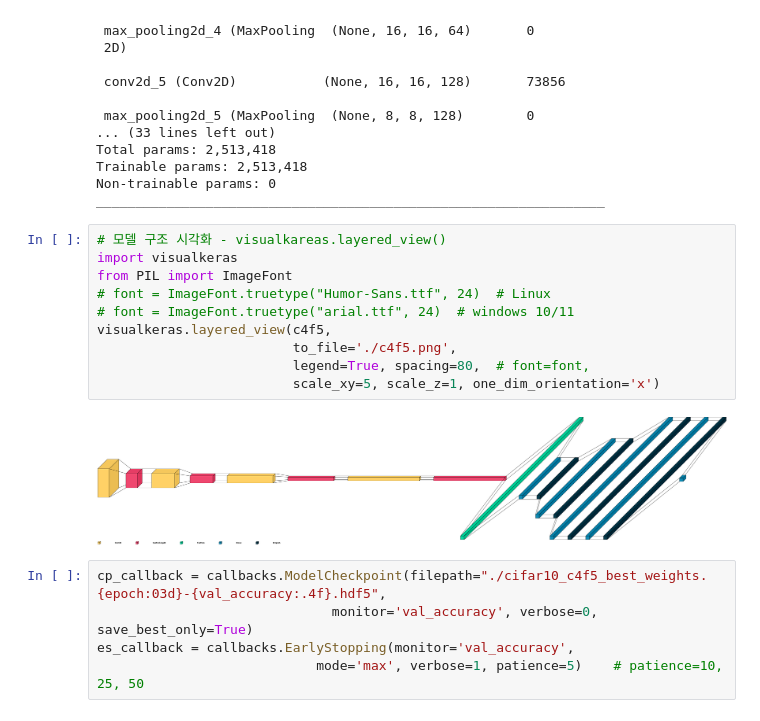
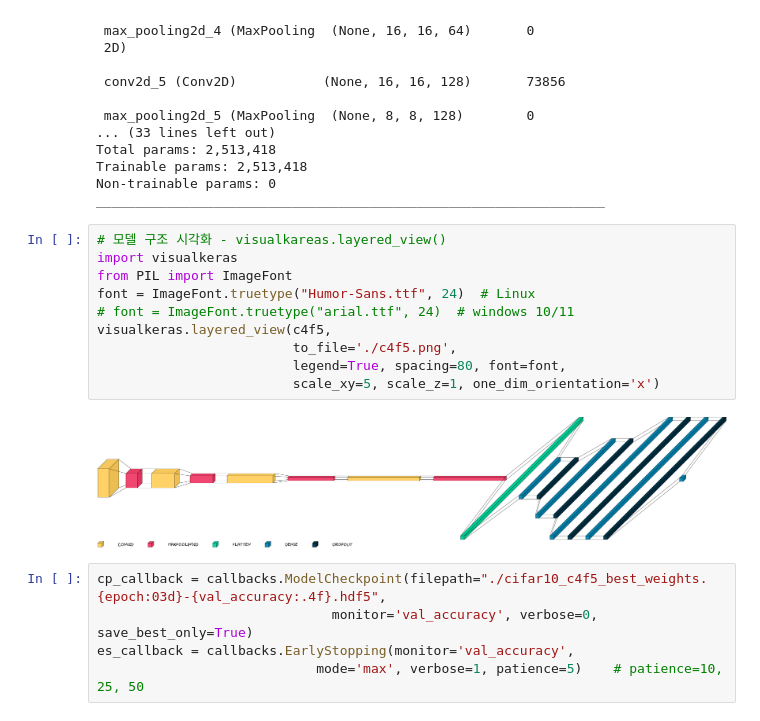
Before and after one commit to Redwoods/pdm, a Jupyter notebook: project/cifar10/cifar10_DL1_CNN_best_model.ipynb, the cells around one changed output. Saved outputs shown, nothing was run; the diff lists cells and outputs as text.

```diff
--- a/project/cifar10/cifar10_DL1_CNN_best_model.ipynb
+++ b/project/cifar10/cifar10_DL1_CNN_best_model.ipynb
@@ -497,15 +499,15 @@ _________________________________________________________________
 # %%
 # 모델 구조 시각화 - visualkareas.layered_view()
 import visualkeras
 from PIL import ImageFont
-# font = ImageFont.truetype("Humor-Sans.ttf", 24)  # Linux
+font = ImageFont.truetype("Humor-Sans.ttf", 24)  # Linux
 # font = ImageFont.truetype("arial.ttf", 24)  # windows 10/11
 visualkeras.layered_view(c4f5,
                          to_file='./c4f5.png',
-                         legend=True, spacing=80,  # font=font,
+                         legend=True, spacing=80, font=font,
                          scale_xy=5, scale_z=1, one_dim_orientation='x')
 # %% [output]
-[figure, old version]
+[figure, new version]
 # %%
 cp_callback = callbacks.ModelCheckpoint(filepath="./cifar10_c4f5_best_weights.{epoch:03d}-{val_accuracy:.4f}.hdf5",
                               monitor='val_accuracy', verbose=0, save_best_only=True)
```
Also changed, not shown: parts of 25 cells of this notebook.
